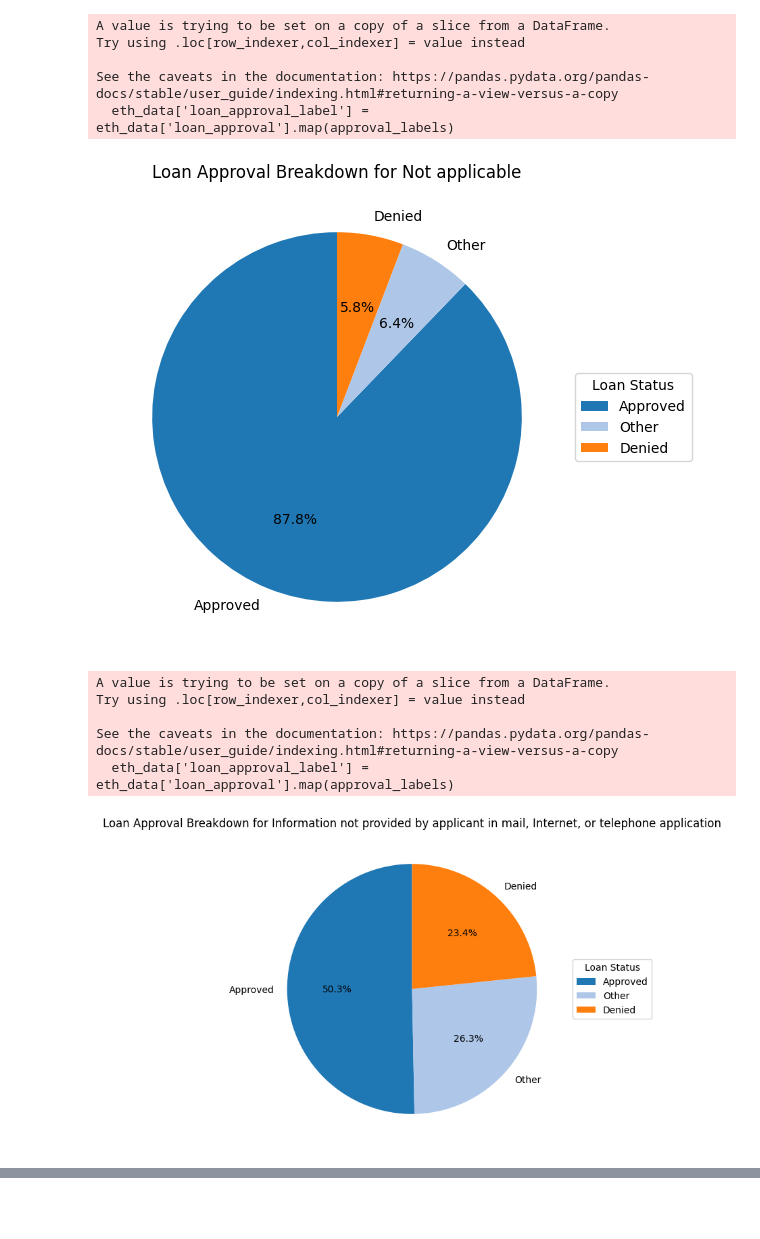
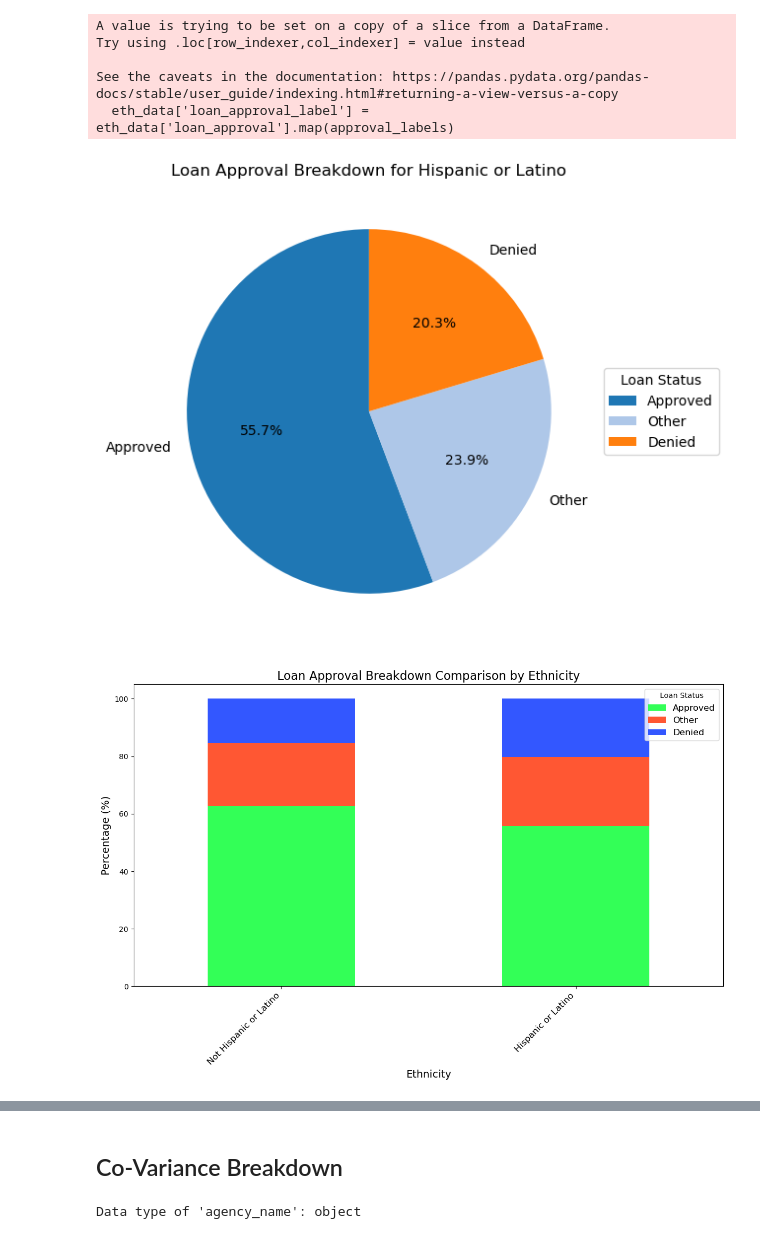
Before and after one commit to hillmerr/Loan_fairness, a Jupyter notebook: stat_breakdown.ipynb, the cells around one changed output, grey strips where cells are left out. Drawn from its saved outputs; the diff is of its cells as text; code cells hidden in the pictures; blank space fills up the shorter version.

```diff
--- a/stat_breakdown.ipynb
+++ b/stat_breakdown.ipynb
@@ -7,8 +9,13 @@ import glob
 path = 'data/*.csv'
 
 frames = []
+
+# Process each file in chunks
 for fname in glob.glob(path):
-    frame = pd.read_csv(fname)
-    frames.append(frame)
+    chunks = pd.read_csv(fname, chunksize=500000)
+    for chunk in chunks:
+        frames.append(chunk)
 
 all_data = pd.concat(frames)
+
+print("Data successfully loaded in chunks.")
@@ -142,10 +176,21 @@ See the caveats in the documentation: https://pandas.pydata.org/pandas-docs/stab
 # %%
-# View for ethnicity
+# Ethnicity Breakdown
 approval_labels = {0: 'Denied', 1: 'Approved', 2: 'Other'}
+
+# Dictionary to store all ethnicities and their approval counts
+ethnicity_approval_dict = {}
+
 for eth in all_data['applicant_ethnicity_name'].unique():
+    if eth in ['Information not provided by applicant in mail, Internet, or telephone application', 'Not applicable']:
+        continue
     eth_data = all_data[all_data['applicant_ethnicity_name'] == eth]
     eth_data['loan_approval_label'] = eth_data['loan_approval'].map(approval_labels)
     approval_counts = eth_data['loan_approval_label'].value_counts(normalize=True) * 100
+
+    # Add approval counts to the dictionary
+    ethnicity_approval_dict[eth] = approval_counts
+
+    # Generate pie chart for the current ethnicity
     plt.figure(figsize=(6, 6))
     wedges, texts, autotexts = plt.pie(
         approval_counts,
@@ -157,6 +202,20 @@ for eth in all_data['applicant_ethnicity_name'].unique():
     plt.title(f"Loan Approval Breakdown for {eth}")
     plt.legend(wedges, approval_counts.index, title="Loan Status", loc="center left", bbox_to_anchor=(1, 0, 0.5, 1))
     plt.show()
+
+ethnicity_approval_df = pd.DataFrame(ethnicity_approval_dict).fillna(0).transpose()
+
+# Plot a bar chart comparing all ethnicities
+approval_colors = ["#33FF57", "#FF5733", "#3357FF"]
+ethnicity_approval_df.plot(kind='bar', stacked=True, figsize=(12, 8), color=approval_colors)
+
+plt.title("Loan Approval Breakdown Comparison by Ethnicity", fontsize=16)
+plt.xlabel("Ethnicity", fontsize=14)
+plt.ylabel("Percentage (%)", fontsize=14)
+plt.xticks(rotation=45, ha="right", fontsize=12)
+plt.legend(title="Loan Status", fontsize=12, loc="upper right")
+plt.tight_layout()
+plt.show()
 # %% [output]
 A value is trying to be set on a copy of a slice from a DataFrame.
 Try using .loc[row_indexer,col_indexer] = value instead
@@ -167,12 +226,7 @@ See the caveats in the documentation: https://pandas.pydata.org/pandas-docs/stab
 A value is trying to be set on a copy of a slice from a DataFrame.
 Try using .loc[row_indexer,col_indexer] = value instead
 
 See the caveats in the documentation: https://pandas.pydata.org/pandas-docs/stable/user_guide/indexing.html#returning-a-view-versus-a-copy
   eth_data['loan_approval_label'] = eth_data['loan_approval'].map(approval_labels)
-[figure, old version]
+[figure, new version]
-A value is trying to be set on a copy of a slice from a DataFrame.
-Try using .loc[row_indexer,col_indexer] = value instead
-
-See the caveats in the documentation: https://pandas.pydata.org/pandas-docs/stable/user_guide/indexing.html#returning-a-view-versus-a-copy
-  eth_data['loan_approval_label'] = eth_data['loan_approval'].map(approval_labels)
-[figure, old version]
+[figure, new version]
@@ -184,0 +233,11 @@ See the caveats in the documentation: https://pandas.pydata.org/pandas-docs/stab
+# %% [markdown]
+## Co-Variance Breakdown
+# %%
+# Check the data type of the 'applicant_race_2' column
+if 'all_data' in globals() and 'agency_name' in all_data.columns:
+    column_type = all_data['agency_name'].dtype
+    print(f"Data type of 'agency_name': {column_type}")
+else:
+    print("Dataset 'all_data' or column 'applicant_race_2' is not defined in the current environment.")
+# %% [output]
+Data type of 'agency_name': object
```
Also changed, not shown: parts of 11 cells of this notebook.
